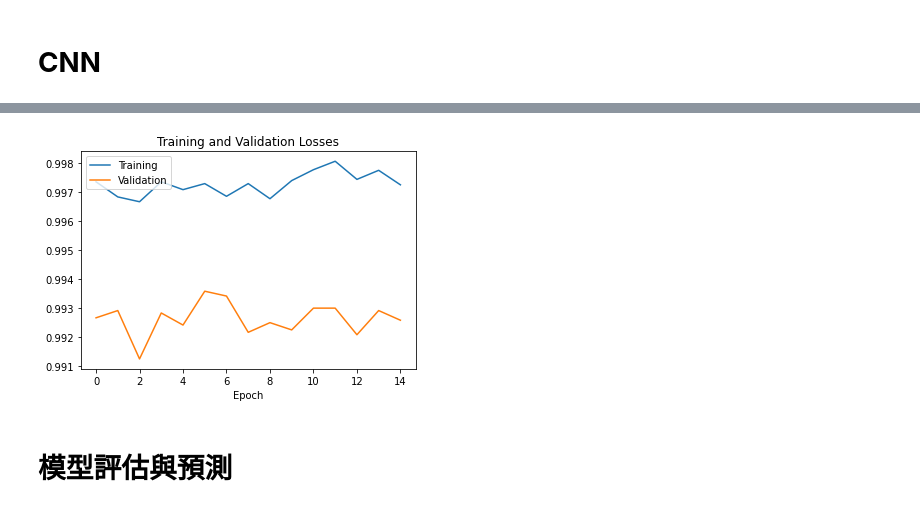
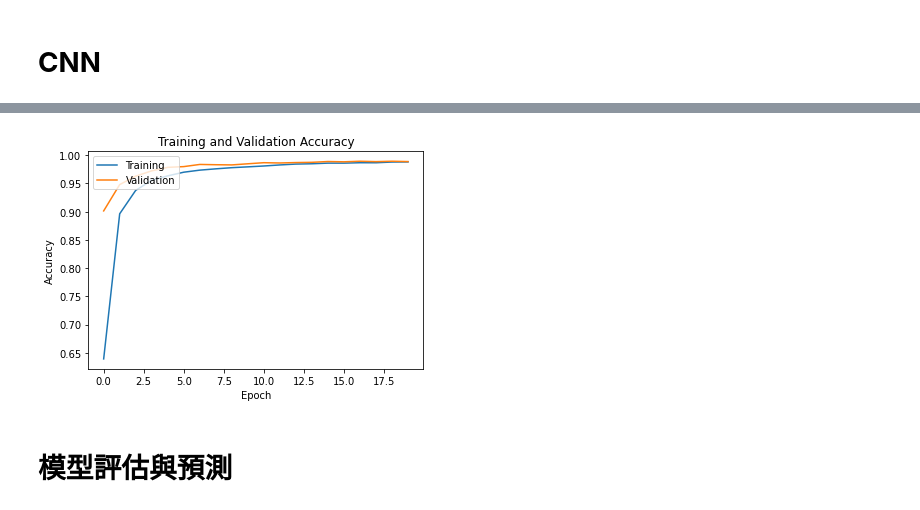
Before and after one commit to Linda0319/Practice_dataset, a Jupyter notebook: MNIST_CNN.ipynb, the cells around one changed output, grey strips where cells are left out. Cells and saved outputs as stored; diff of their text form; code cells hidden in the pictures.

```diff
--- a/MNIST_CNN.ipynb
+++ b/MNIST_CNN.ipynb
@@ -159,7 +191,7 @@ show_train_history('loss','val_loss', 'train_loss_1')
 # %%
-# Plot graph between training and validation accuracy
-images_dir = '/content/drive/MyDrive/Colab Notebooks/images/'
-def show_train_history(train_acc, val_acc, filename):
+'''定義訓練、驗證 accuracy 變化圖含式'''
+images_dir = '/content/drive/MyDrive/Colab Notebooks/images/' # 選擇性，若要將圖存到自己雲端硬碟，需更改成自己的路徑，若不要可將 filename 變數拿掉
+def show_train_accuracy_history(train_acc, val_acc, filename):
     plt.plot(train_history.history[train_acc])
     plt.plot(train_history.history[val_acc])
     plt.title('Training and Validation Accuracy')
@@ -168,10 +200,10 @@ def show_train_history(train_acc, val_acc, filename):
     plt.legend(['Training', 'Validation'], loc='upper left')
     #plt.show()
     plt.savefig(f'{images_dir}'+ 'MNIST_DNN_' + filename +'.jpg')
-# %%
-show_train_history('accuracy','val_accuracy','train_accuracy_1')
-# %% [output]
-[figure, removed]
+# %%
+show_train_accuracy_history('accuracy','val_accuracy','train_accuracy') #畫圖並以 train_accuracy 為檔名存檔，若想存不同張，記得改檔名
+# %% [output]
+[figure, added]
 # %% [markdown]
 # **模型評估與預測**
 # %%
```
Also changed, not shown: parts of 34 cells of this notebook.
